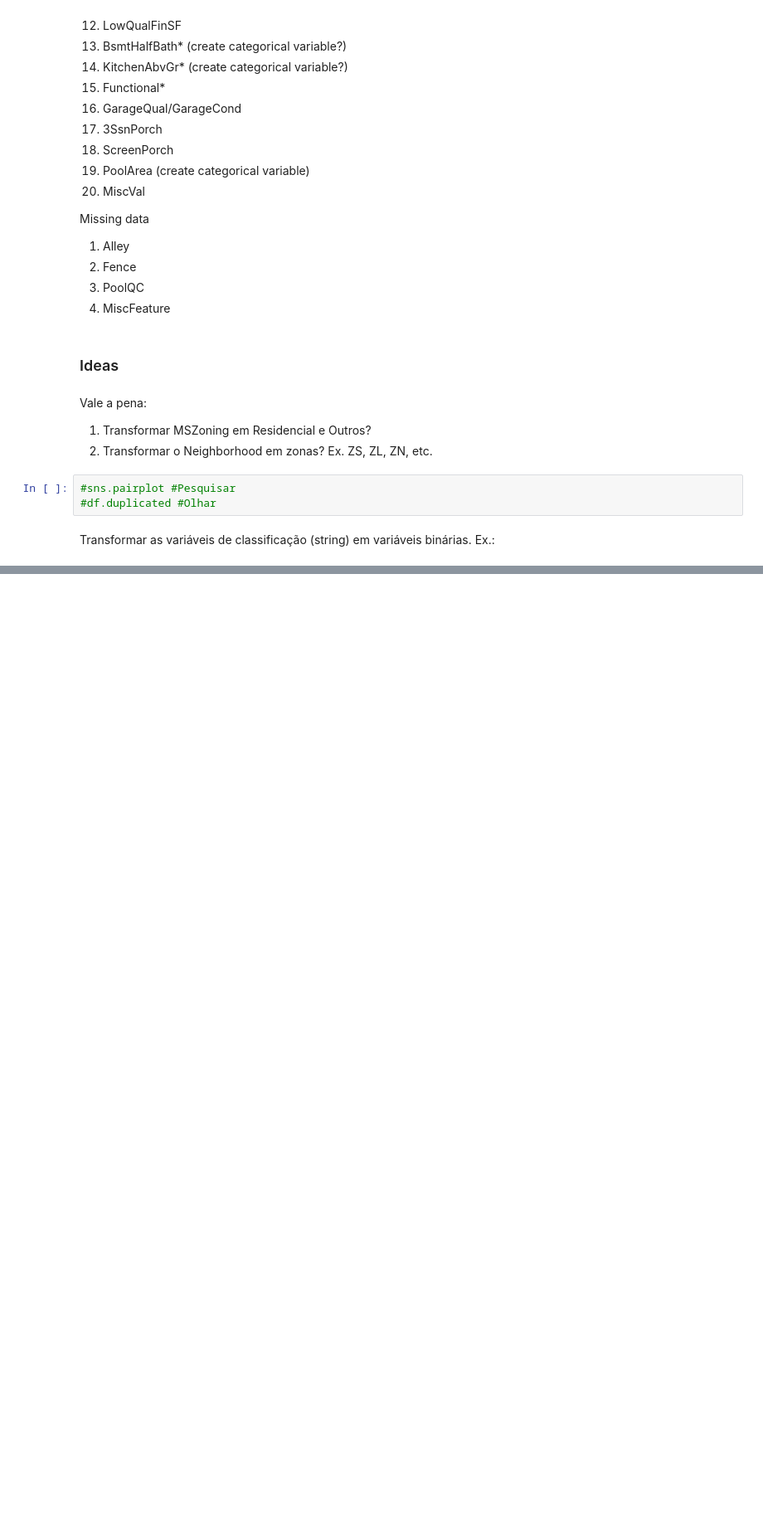
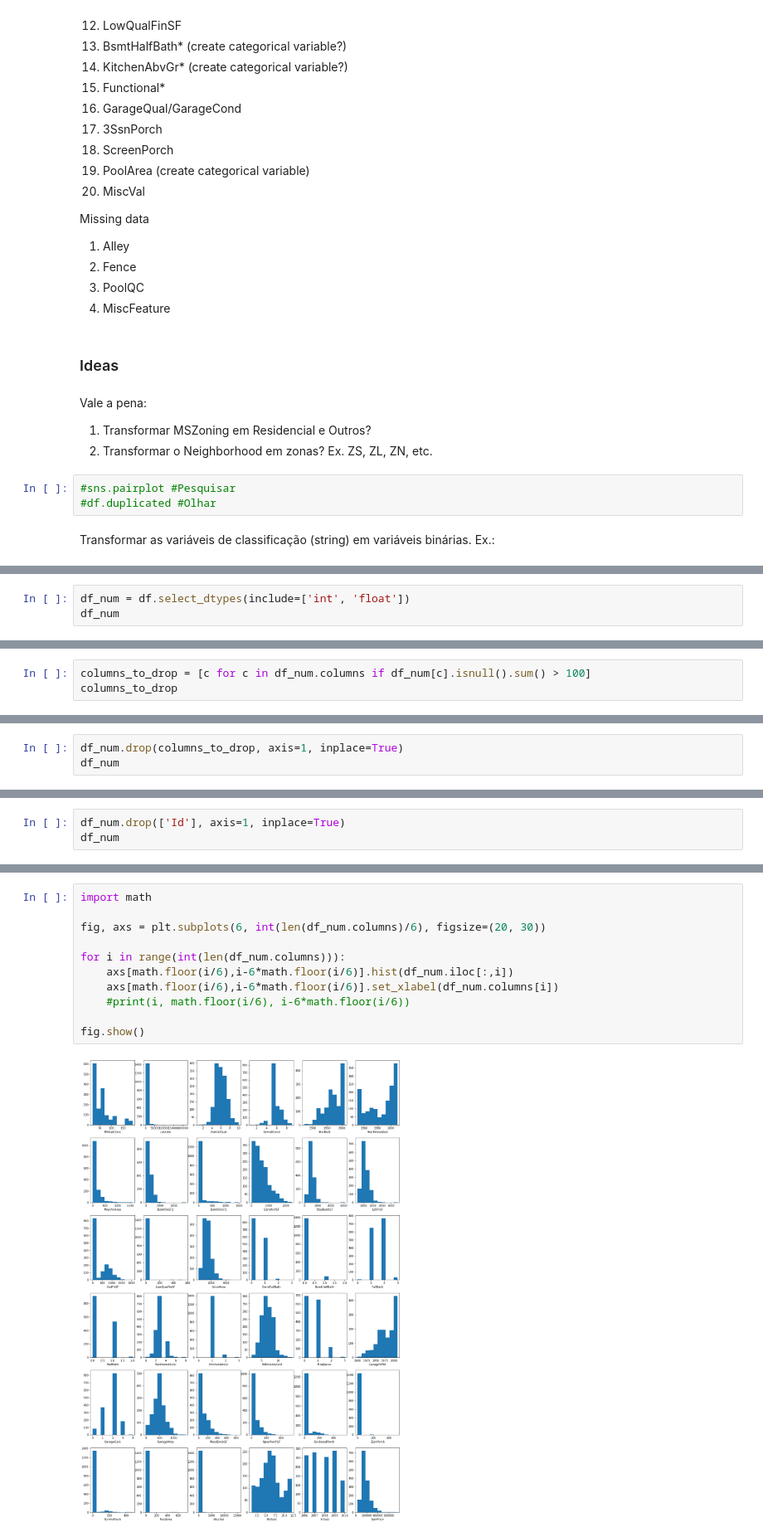
Before and after one commit to marcodeamicis/house_prices_regression, a Jupyter notebook: notebooks/1_initial_data_exploration_amicis.ipynb, the cells around one changed output, grey strips where cells are left out. Shown: that part at 83% size. Cells and saved outputs as stored; diff of their text form; blank space fills up the shorter version.

```diff
--- a/notebooks/initial_data_exploration_amicis.ipynb
+++ b/notebooks/1_initial_data_exploration_amicis.ipynb
@@ -321,0 +330,3 @@ Ex.:
+# %%
+df_num = df.select_dtypes(include=['int', 'float'])
+df_num
@@ -321,0 +379,3 @@ Ex.:
+# %%
+columns_to_drop = [c for c in df_num.columns if df_num[c].isnull().sum() > 100]
+columns_to_drop
@@ -321,0 +384,3 @@ Ex.:
+# %%
+df_num.drop(columns_to_drop, axis=1, inplace=True)
+df_num
@@ -321,0 +401,3 @@ Ex.:
+# %%
+df_num.drop(['Id'], axis=1, inplace=True)
+df_num
@@ -321,0 +439,13 @@ Ex.:
+# %%
+import math
+
+fig, axs = plt.subplots(6, int(len(df_num.columns)/6), figsize=(20, 30))
+
+for i in range(int(len(df_num.columns))):
+    axs[math.floor(i/6),i-6*math.floor(i/6)].hist(df_num.iloc[:,i])
+    axs[math.floor(i/6),i-6*math.floor(i/6)].set_xlabel(df_num.columns[i])
+    #print(i, math.floor(i/6), i-6*math.floor(i/6))
+
+fig.show()
+# %% [output]
+[figure, added]
```
Also changed, not shown: parts of 21 cells of this notebook, 1 other file.
